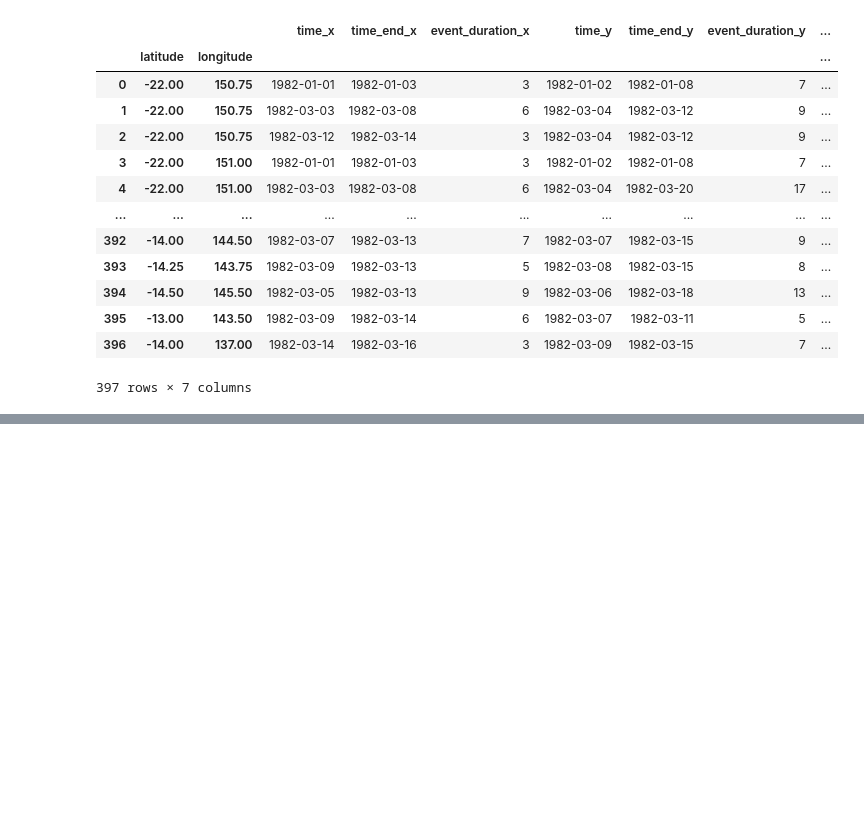
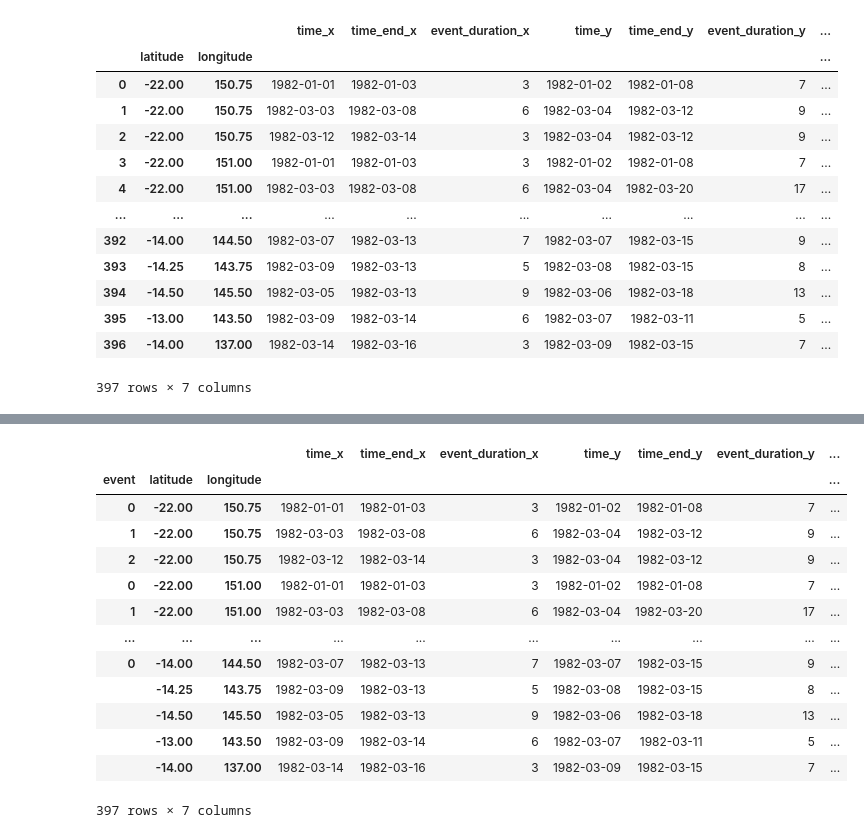
Before and after one commit to ccarouge/Heatwaves, a Jupyter notebook: event-overlap.ipynb, the cells around one changed output, grey strips where cells are left out. Cells and saved outputs as stored; diff of their text form; code cells hidden in the pictures; blank space fills up the shorter version.

```diff
--- a/event-overlap.ipynb
+++ b/event-overlap.ipynb
@@ -298,0 +280,3 @@ Data variables:
+# %%
+test = mod_fd[mod_fd.overlap_days != 0].reset_index()
+test
@@ -298,0 +329,18 @@ Data variables:
+# %%
+test.set_index(['event','latitude', 'longitude'], inplace=True)
+test
+# %% [output]
+|  |  |  | time_x | time_end_x | event_duration_x | time_y | time_end_y | event_duration_y | ... |
+| event | latitude | longitude |  |  |  |  |  |  | ... |
+| 0 | -22.00 | 150.75 | 1982-01-01 | 1982-01-03 | 3 | 1982-01-02 | 1982-01-08 | 7 | ... |
+| 1 | -22.00 | 150.75 | 1982-03-03 | 1982-03-08 | 6 | 1982-03-04 | 1982-03-12 | 9 | ... |
+| 2 | -22.00 | 150.75 | 1982-03-12 | 1982-03-14 | 3 | 1982-03-04 | 1982-03-12 | 9 | ... |
+| 0 | -22.00 | 151.00 | 1982-01-01 | 1982-01-03 | 3 | 1982-01-02 | 1982-01-08 | 7 | ... |
+| 1 | -22.00 | 151.00 | 1982-03-03 | 1982-03-08 | 6 | 1982-03-04 | 1982-03-20 | 17 | ... |
+| ... | ... | ... | ... | ... | ... | ... | ... | ... | ... |
+| 0 | -14.00 | 144.50 | 1982-03-07 | 1982-03-13 | 7 | 1982-03-07 | 1982-03-15 | 9 | ... |
+|  | -14.25 | 143.75 | 1982-03-09 | 1982-03-13 | 5 | 1982-03-08 | 1982-03-15 | 8 | ... |
+|  | -14.50 | 145.50 | 1982-03-05 | 1982-03-13 | 9 | 1982-03-06 | 1982-03-18 | 13 | ... |
+|  | -13.00 | 143.50 | 1982-03-09 | 1982-03-14 | 6 | 1982-03-07 | 1982-03-11 | 5 | ... |
+|  | -14.00 | 137.00 | 1982-03-14 | 1982-03-16 | 3 | 1982-03-09 | 1982-03-15 | 7 | ... |
+397 rows × 7 columns
```
Also changed, not shown: parts of 11 cells of this notebook.
